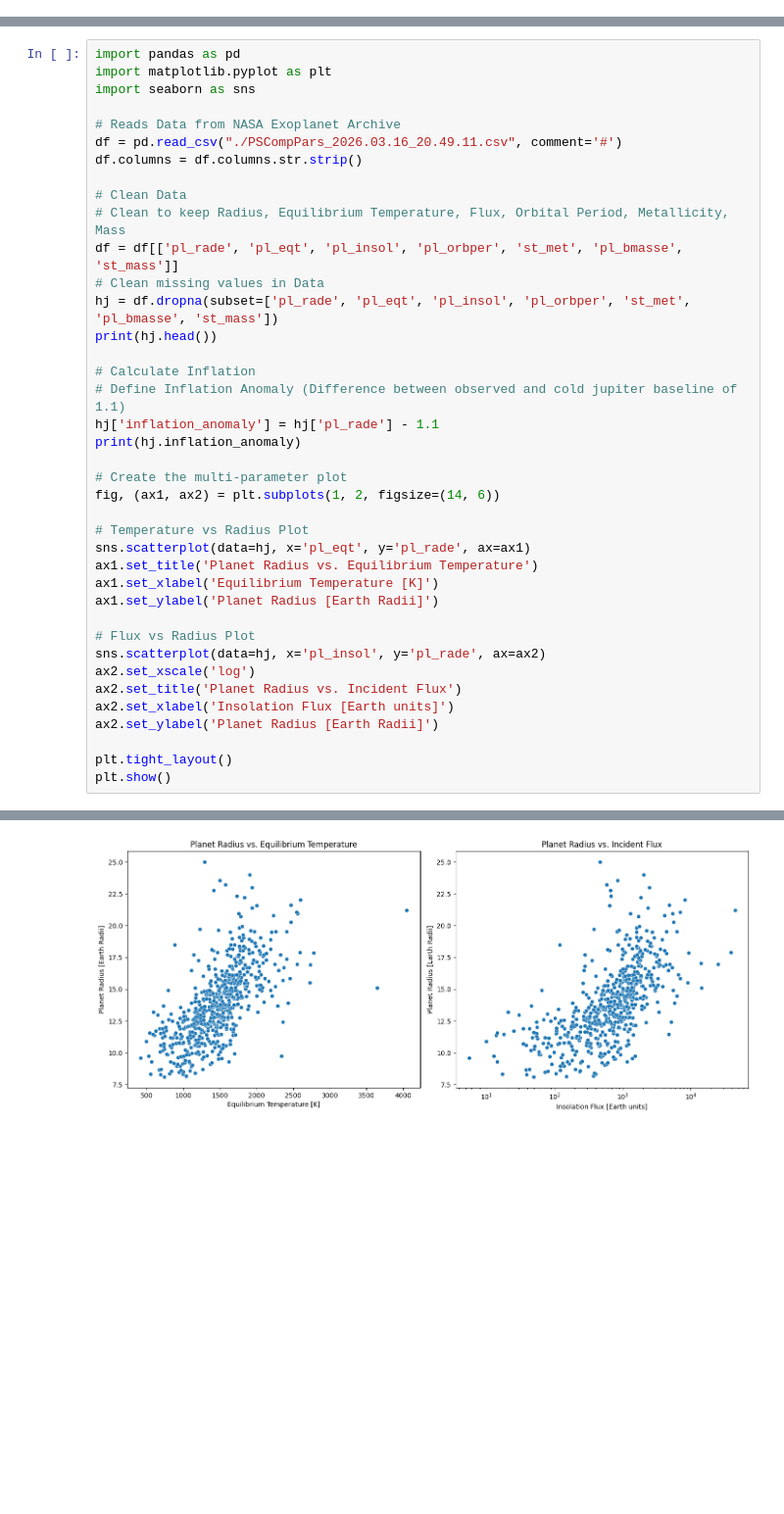
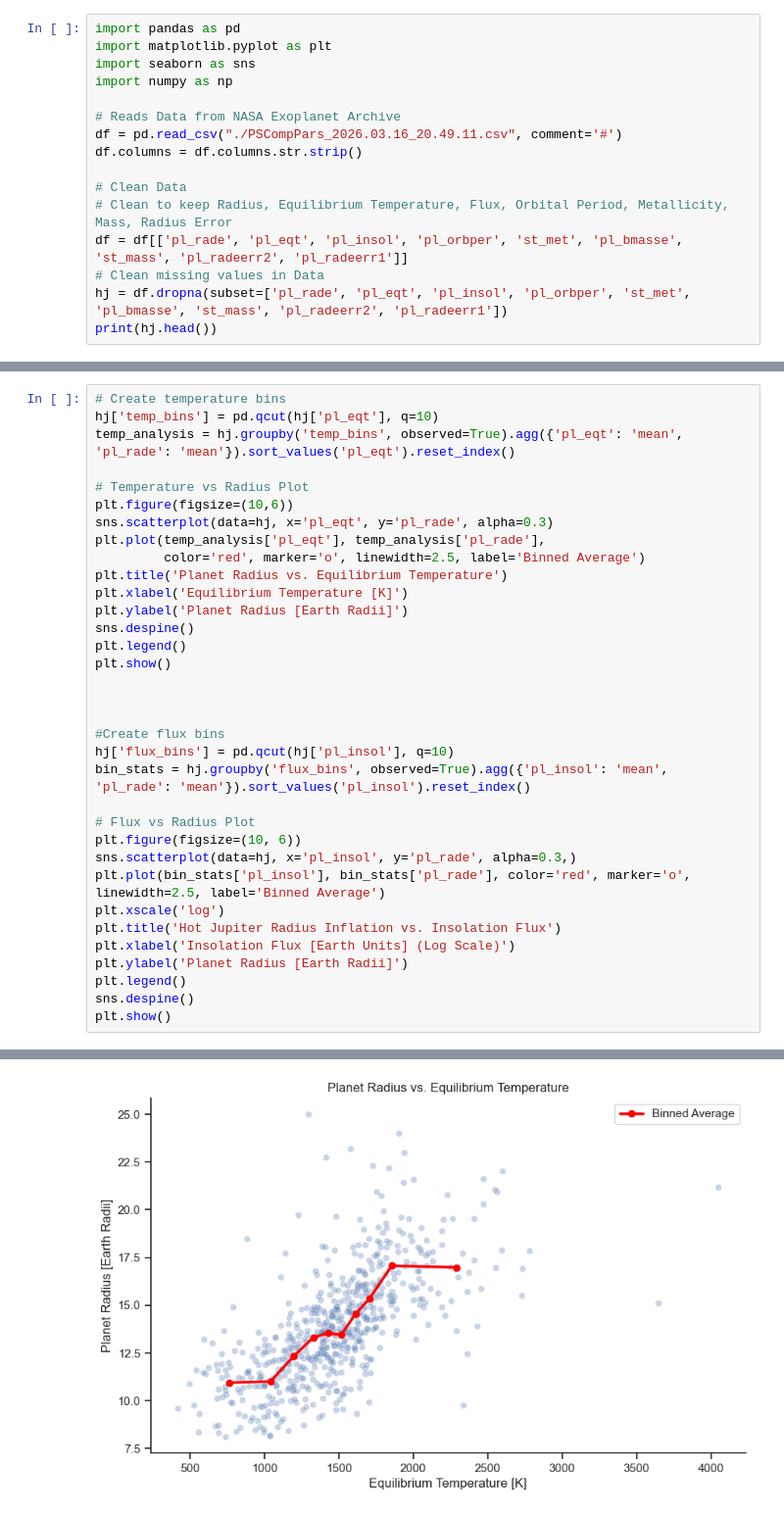
Before and after one commit to nataliealegro/PHYS2116-Computational-Assignment, a Jupyter notebook: Computational_Assignment.ipynb, the cells around one changed output, grey strips where cells are left out. Shown at 98% size. Saved outputs shown, nothing was run; the diff lists cells and outputs as text; blank space fills up the shorter version.

```diff
--- a/Computational_Assignment.ipynb
+++ b/Computational_Assignment.ipynb
@@ -19,0 +13,16 @@ None
+# %%
+import pandas as pd
+import matplotlib.pyplot as plt
+import seaborn as sns
+import numpy as np
+
+# Reads Data from NASA Exoplanet Archive
+df = pd.read_csv("./PSCompPars_2026.03.16_20.49.11.csv", comment='#')
+df.columns = df.columns.str.strip()
+
+# Clean Data
+# Clean to keep Radius, Equilibrium Temperature, Flux, Orbital Period, Metallicity, Mass, Radius Error
+df = df[['pl_rade', 'pl_eqt', 'pl_insol', 'pl_orbper', 'st_met', 'pl_bmasse', 'st_mass', 'pl_radeerr2', 'pl_radeerr1']]
+# Clean missing values in Data
+hj = df.dropna(subset=['pl_rade', 'pl_eqt', 'pl_insol', 'pl_orbper', 'st_met', 'pl_bmasse', 'st_mass', 'pl_radeerr2', 'pl_radeerr1'])
+print(hj.head())
@@ -20,40 +45,35 @@ None
 # %%
-import pandas as pd
-import matplotlib.pyplot as plt
-import seaborn as sns
-
-# Reads Data from NASA Exoplanet Archive
-df = pd.read_csv("./PSCompPars_2026.03.16_20.49.11.csv", comment='#')
-df.columns = df.columns.str.strip()
-
-# Clean Data
-# Clean to keep Radius, Equilibrium Temperature, Flux, Orbital Period, Metallicity, Mass
-df = df[['pl_rade', 'pl_eqt', 'pl_insol', 'pl_orbper', 'st_met', 'pl_bmasse', 'st_mass']]
-# Clean missing values in Data
-hj = df.dropna(subset=['pl_rade', 'pl_eqt', 'pl_insol', 'pl_orbper', 'st_met', 'pl_bmasse', 'st_mass'])
-print(hj.head())
-
-# Calculate Inflation
-# Define Inflation Anomaly (Difference between observed and cold jupiter baseline of 1.1)
-hj['inflation_anomaly'] = hj['pl_rade'] - 1.1
-print(hj.inflation_anomaly)
-
-# Create the multi-parameter plot
-fig, (ax1, ax2) = plt.subplots(1, 2, figsize=(14, 6))
+# Create temperature bins
+hj['temp_bins'] = pd.qcut(hj['pl_eqt'], q=10)
+temp_analysis = hj.groupby('temp_bins', observed=True).agg({'pl_eqt': 'mean', 'pl_rade': 'mean'}).sort_values('pl_eqt').reset_index()
 
 # Temperature vs Radius Plot
-sns.scatterplot(data=hj, x='pl_eqt', y='pl_rade', ax=ax1)
-ax1.set_title('Planet Radius vs. Equilibrium Temperature')
-ax1.set_xlabel('Equilibrium Temperature [K]')
-ax1.set_ylabel('Planet Radius [Earth Radii]')
+plt.figure(figsize=(10,6))
+sns.scatterplot(data=hj, x='pl_eqt', y='pl_rade', alpha=0.3)
+plt.plot(temp_analysis['pl_eqt'], temp_analysis['pl_rade'],
+         color='red', marker='o', linewidth=2.5, label='Binned Average')
+plt.title('Planet Radius vs. Equilibrium Temperature')
+plt.xlabel('Equilibrium Temperature [K]')
+plt.ylabel('Planet Radius [Earth Radii]')
+sns.despine()
+plt.legend()
+plt.show()
+
+
+
+#Create flux bins
+hj['flux_bins'] = pd.qcut(hj['pl_insol'], q=10)
+bin_stats = hj.groupby('flux_bins', observed=True).agg({'pl_insol': 'mean', 'pl_rade': 'mean'}).sort_values('pl_insol').reset_index()
 
 # Flux vs Radius Plot
-sns.scatterplot(data=hj, x='pl_insol', y='pl_rade', ax=ax2)
-ax2.set_xscale('log')
-ax2.set_title('Planet Radius vs. Incident Flux')
-ax2.set_xlabel('Insolation Flux [Earth units]')
-ax2.set_ylabel('Planet Radius [Earth Radii]')
-
-plt.tight_layout()
+plt.figure(figsize=(10, 6))
+sns.scatterplot(data=hj, x='pl_insol', y='pl_rade', alpha=0.3,)
+plt.plot(bin_stats['pl_insol'], bin_stats['pl_rade'], color='red', marker='o', linewidth=2.5, label='Binned Average')
+plt.xscale('log')
+plt.title('Hot Jupiter Radius Inflation vs. Insolation Flux')
+plt.xlabel('Insolation Flux [Earth Units] (Log Scale)')
+plt.ylabel('Planet Radius [Earth Radii]')
+plt.legend()
+sns.despine()
 plt.show()
 # %% [output]
@@ -78 +80 @@ Name: inflation_anomaly, Length: 605, dtype: float64
-[figure, old version]
+[figure, new version]
```
Also changed, not shown: parts of 15 cells of this notebook.
